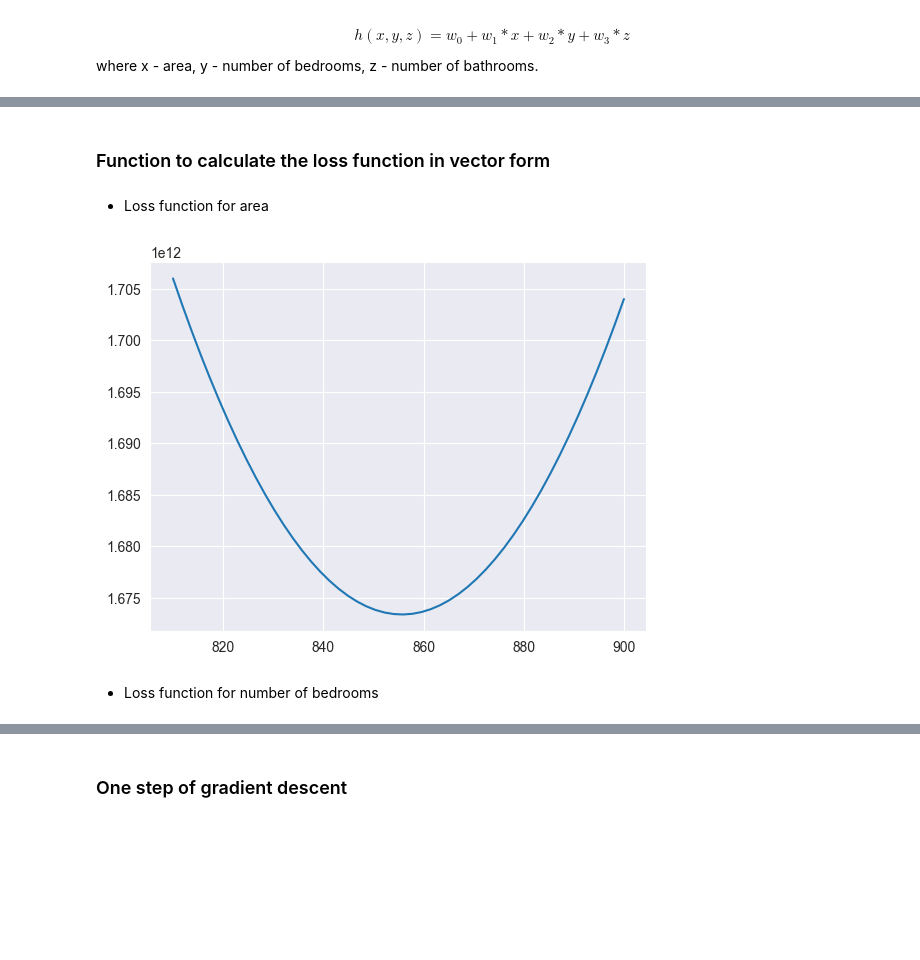
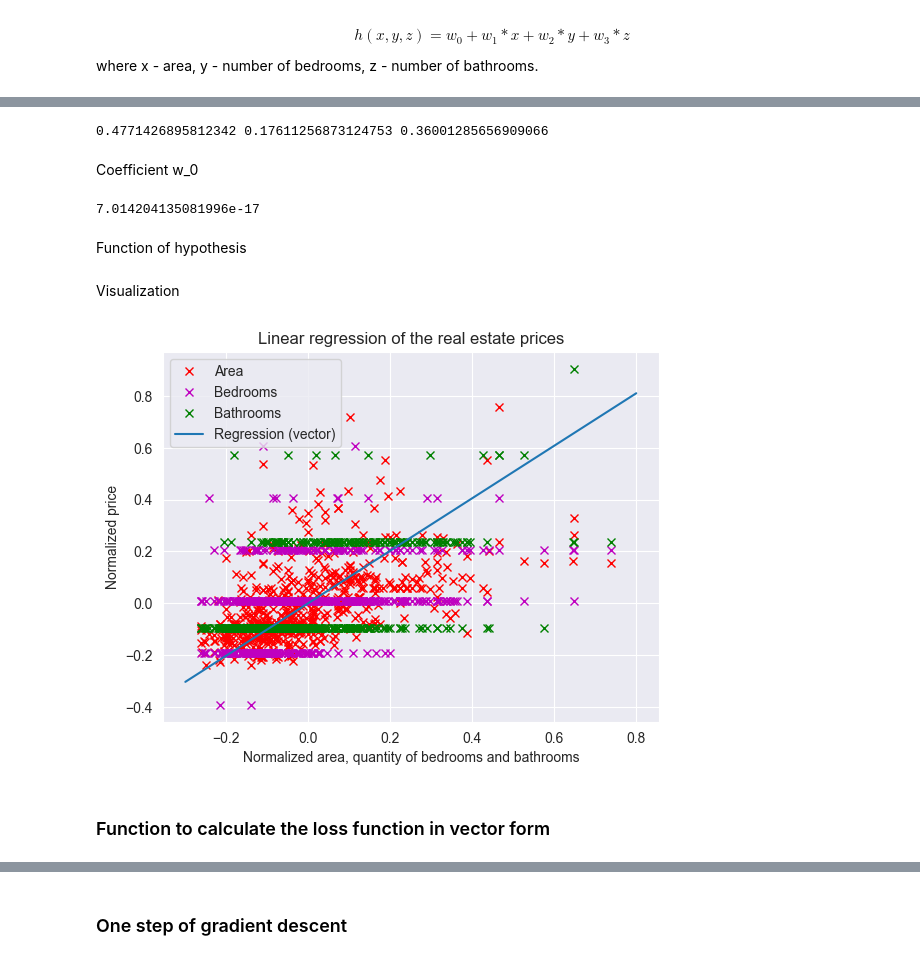
Before and after one commit to Matajur/Python-Data, a Jupyter notebook: homework_03/Hw3.ipynb, the cells around one changed output, grey strips where cells are left out. Drawn from its saved outputs; the diff is of its cells as text; code cells hidden in the pictures; blank space fills up the shorter version.

```diff
--- a/homework_03/Hw3.ipynb
+++ b/homework_03/Hw3.ipynb
@@ -54,0 +102,4 @@ z - number of bathrooms.
+# %%
+XYZ = np.array([norm.area, norm.bedrooms, norm.bathrooms]).T
+P = np.array([norm.price]).T
+print(XYZ.shape, P.shape)
@@ -54,0 +110,2 @@ z - number of bathrooms.
+# %%
+model.fit(XYZ, P)
@@ -55,5 +116,37 @@ z - number of bathrooms.
+# %%
+w_1, w_2, w_3 = model.coef_[0]
+print(w_1, w_2, w_3)
+# %% [output]
+0.4771426895812342 0.17611256873124753 0.36001285656909066
+# %% [markdown]
+Coefficient w_0
+# %%
+w_0 = model.intercept_[0]
+print(w_0)
+# %% [output]
+7.014204135081996e-17
+# %% [markdown]
+Function of hypothesis
 # %%
 def h(w_0, w_1, w_2, w_3, x, y, z):
     return w_0 + w_1 * x + w_2 * y + w_3 * z
+# %% [markdown]
+Visualization
+# %%
+plt.figure(figure=(10, 8))
+plt.plot(norm.price, norm.area, "rx", label="Area")
+plt.plot(norm.price, norm.bedrooms, "mx", label="Bedrooms")
+plt.plot(norm.price, norm.bathrooms, "gx", label="Bathrooms")
+x = np.linspace(-0.3, 0.8, 500)
+y = np.linspace(-0.3, 0.8, 500)
+z = np.linspace(-0.3, 0.8, 500)
+plt.plot(x, h(w_0, w_1, w_2, w_3, x, y, z), label="Regression (vector)")
+plt.xlabel("Normalized area, quantity of bedrooms and bathrooms")
+plt.ylabel("Normalized price")
+plt.title("Linear regression of the real estate prices")
+plt.legend()
+plt.show()
+# %% [output]
+[figure, added]
 # %% [markdown]
 ### Function to calculate the loss function in vector form
@@ -67,13 +152,0 @@ def loss_function(w_0, w_1, w_2, w_3, df):
-# %% [markdown]
-* Loss function for area
-# %%
-w_0 = 0
-w_1 = np.linspace(810, 900, 50)
-w_2 = 0
-w_3 = 0
-plt.plot(w_1, [loss_function(w_0, w, w_2, w_3, df) for w in w_1])
-plt.show()
-# %% [output]
-[figure, removed]
-# %% [markdown]
-* Loss function for number of bedrooms
```
Also changed, not shown: parts of 23 cells of this notebook, 1 other file.
